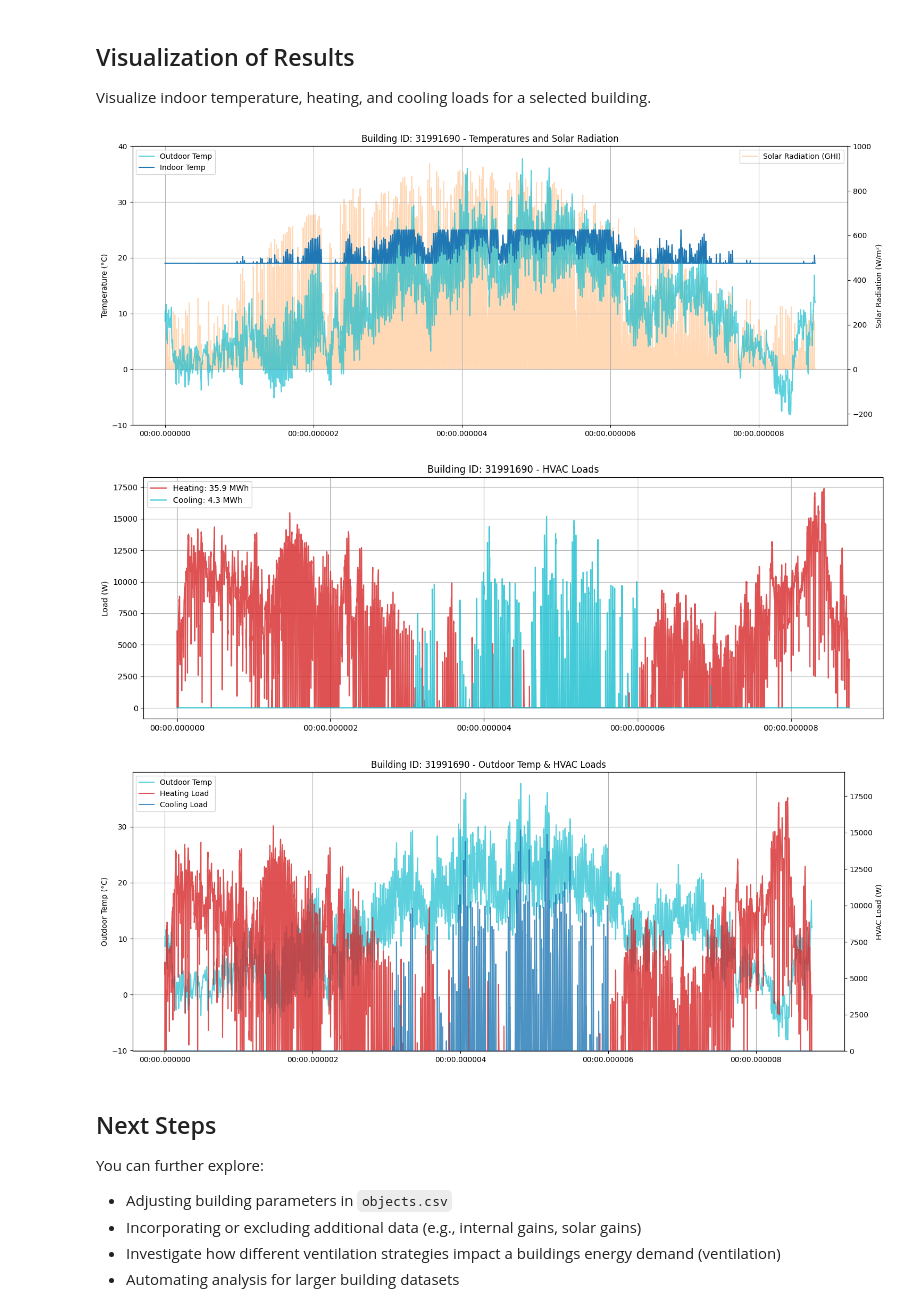
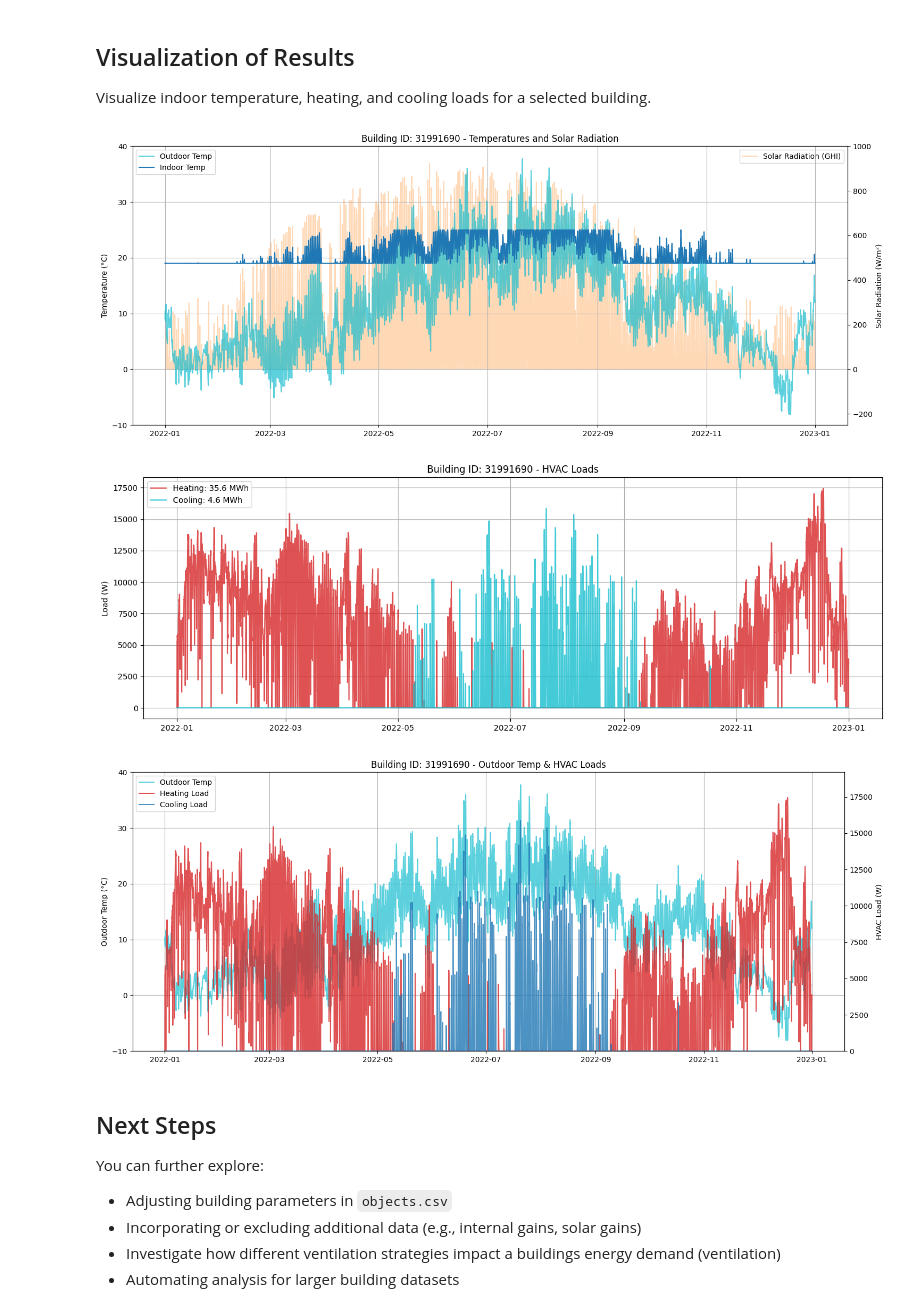
Before and after one commit to tum-ens/EnTiSe, a Jupyter notebook: examples/hvac_rc/runme.ipynb, the cells around one changed output. Cells and saved outputs as stored; diff of their text form; code cells hidden in the pictures.

```diff
--- a/examples/hvac_rc/runme.ipynb
+++ b/examples/hvac_rc/runme.ipynb
@@ -17,6 +18,11 @@ We load building parameters from `objects.csv` and simulation data from the `dat
 cwd = '.'  # Current working directory: change if your kernel is not running in the same folder
 objects = pd.read_csv(os.path.join(cwd, 'objects.csv'))
 data = {}
+common_data_folder = "../common_data"
+for file in os.listdir(os.path.join(cwd, common_data_folder)):
+    if file.endswith(".csv"):
+        name = file.split(".")[0]
+        data[name] = pd.read_csv(os.path.join(os.path.join(cwd, common_data_folder, file)), parse_dates=True)
 data_folder = 'data'
 for file in os.listdir(os.path.join(cwd, data_folder)):
     if file.endswith('.csv'):
@@ -62,24 +69,26 @@ Visualize indoor temperature, heating, and cooling loads for a selected building
 # Select building ID to visualize
 building_id = 31991690
 building_data = df[building_id]['hvac']
-building_data.index = pd.to_datetime(building_data.index)
 # %%
 # Figure 1: Indoor & Outdoor Temperature and Solar Radiation (GHI)
 fig, ax1 = plt.subplots(figsize=(15, 6))
 
 # Solar radiation plot (GHI) with separate y-axis
 ax2 = ax1.twinx()
-ax2.plot(building_data.index, data['weather']['solar_ghi'], label='Solar Radiation (GHI)', color='tab:orange', alpha=0.3)
-ax2.set_ylabel('Solar Radiation (W/m²)')
-ax2.legend(loc='upper right')
+ax2.plot(
+    building_data.index, data["weather"][Cols.SOLAR_GHI],
+    label="Solar Radiation (GHI)", color="tab:orange", alpha=0.3
+)
+ax2.set_ylabel("Solar Radiation (W/m²)")
+ax2.legend(loc="upper right")
 ax2.set_ylim(-250, 1000)
 
 # Temperature plot
-ax1.plot(building_data.index, data['weather']['temp_out'], label='Outdoor Temp', color='tab:cyan', alpha=0.7)
-ax1.plot(building_data.index, building_data['temp_in'], label='Indoor Temp', color='tab:blue')
-ax1.set_ylabel('Temperature (°C)')
-ax1.set_title(f'Building ID: {building_id} - Temperatures and Solar Radiation')
-ax1.legend(loc='upper left')
+ax1.plot(building_data.index, data["weather"][f"{Cols.TEMP_AIR}@2m"], label="Outdoor Temp", color="tab:cyan", alpha=0.7)
+ax1.plot(building_data.index, building_data[Cols.TEMP_IN], label="Indoor Temp", color="tab:blue")
+ax1.set_ylabel("Temperature (°C)")
+ax1.set_title(f"Building ID: {building_id} - Temperatures and Solar Radiation")
+ax1.legend(loc="upper left")
 ax1.grid(True)
 ax1.set_ylim(-10, 40)
 
@@ -88,56 +97,68 @@ ax1.patch.set_visible(False)  # required to see through ax1 to ax2
 plt.tight_layout()
 plt.show()
 # %% [output]
-[figure, old version]
+[figure, new version]
 # %%
 # Figure 2: Heating and Cooling Loads
 fig, ax = plt.subplots(figsize=(14, 5))
-heating_MWh = summary.loc[building_id, 'demand_heating'] / 1e6
-cooling_MWh = summary.loc[building_id, 'demand_cooling'] / 1e6
-line1, = ax.plot(building_data.index, building_data['load_heating'],
-                 label=f"Heating: {heating_MWh:.1f} MWh", color='tab:red', alpha=0.8)
-line2, = ax.plot(building_data.index, building_data['load_cooling'],
-                 label=f"Cooling: {cooling_MWh:.1f} MWh", color='tab:cyan', alpha=0.8)
+heating_MWh = summary.loc[building_id, "demand_heating[Wh]"] / 1e6
+cooling_MWh = summary.loc[building_id, "demand_cooling[Wh]"] / 1e6
+(line1,) = ax.plot(
+    building_data.index,
+    building_data["load_heating[W]"],
+    label=f"Heating: {heating_MWh:.1f} MWh",
+    color="tab:red",
+    alpha=0.8,
+)
+(line2,) = ax.plot(
+    building_data.index,
+    building_data["load_cooling[W]"],
+    label=f"Cooling: {cooling_MWh:.1f} MWh",
+    color="tab:cyan",
+    alpha=0.8,
+)
 # Create the combined legend in the upper left corner
-ax.set_ylabel('Load (W)')
-ax.set_title(f'Building ID: {building_id} - HVAC Loads')
+ax.set_ylabel("Load (W)")
+ax.set_title(f"Building ID: {building_id} - HVAC Loads")
 ax.legend()
 ax.grid(True)
 plt.tight_layout()
 plt.show()
 # %% [output]
-[figure, old version]
+[figure, new version]
 # %%
 # Figure 3: Outdoor Temperature with Heating & Cooling Loads
 fig, ax1 = plt.subplots(figsize=(15, 6))
 
 # Plot outdoor temperature on left y-axis
-ax1.plot(building_data.index,data['weather']['temp_out'],label='Outdoor Temp',color='tab:cyan',alpha=0.7)
+air_temp = data["weather"][f"{Cols.TEMP_AIR}@2m"]
+ax1.plot(building_data.index, air_temp
+         , label="Outdoor Temp", color="tab:cyan", alpha=0.7)
 
-ax1.set_ylabel('Outdoor Temp (°C)')
-ax1.set_ylim(data['weather']['temp_out'].min() - 2, data['weather']['temp_out'].max() + 2)
+ax1.set_ylabel("Outdoor Temp (°C)")
+ax1.set_ylim(air_temp.min().round() - 2, air_temp.max().round() + 2)
 
 # Create second y-axis for loads
 ax2 = ax1.twinx()
-ax2.plot(building_data.index, building_data['load_heating'], label='Heating Load', color='tab:red', alpha=0.8)
-ax2.plot(building_data.index, building_data['load_cooling'], label='Cooling Load', color='tab:blue', alpha=0.8)
-ax2.set_ylabel('HVAC Load (W)')
+ax2.plot(building_data.index, building_data["load_heating[W]"], label="Heating Load", color="tab:red", alpha=0.8)
+ax2.plot(building_data.index, building_data["load_cooling[W]"], label="Cooling Load", color="tab:blue", alpha=0.8)
+ax2.set_ylabel("HVAC Load (W)")
 ax2.set_ylim(
-    min(building_data['load_heating'].min(), building_data['load_cooling'].min()) * 1.1,
-    max(building_data['load_heating'].max(), building_data['load_cooling'].max()) * 1.1
+    min(building_data["load_heating[W]"].min(), building_data["load_cooling[W]"].min()) * 1.1,
+    max(building_data["load_heating[W]"].max(), building_data["load_cooling[W]"].max()) * 1.1,
 )
 
 # Combine legends from both axes
 lines1, labels1 = ax1.get_legend_handles_labels()
 lines2, labels2 = ax2.get_legend_handles_labels()
-ax1.legend(lines1 + lines2, labels1 + labels2, loc='upper left')
+ax1.legend(lines1 + lines2, labels1 + labels2, loc="upper left")
 
-ax1.set_title(f'Building ID: {building_id} - Outdoor Temp & HVAC Loads')
+ax1.set_title(f"Building ID: {building_id} - Outdoor Temp & HVAC Loads")
 ax1.grid(True)
 fig.tight_layout()
 plt.show()
 # %% [output]
-[figure, old version]
+[figure, new version]
 # %% [markdown]
 ## Next Steps
 You can further explore:
```
Also changed, not shown: parts of 3 cells of this notebook, 3 other files.
